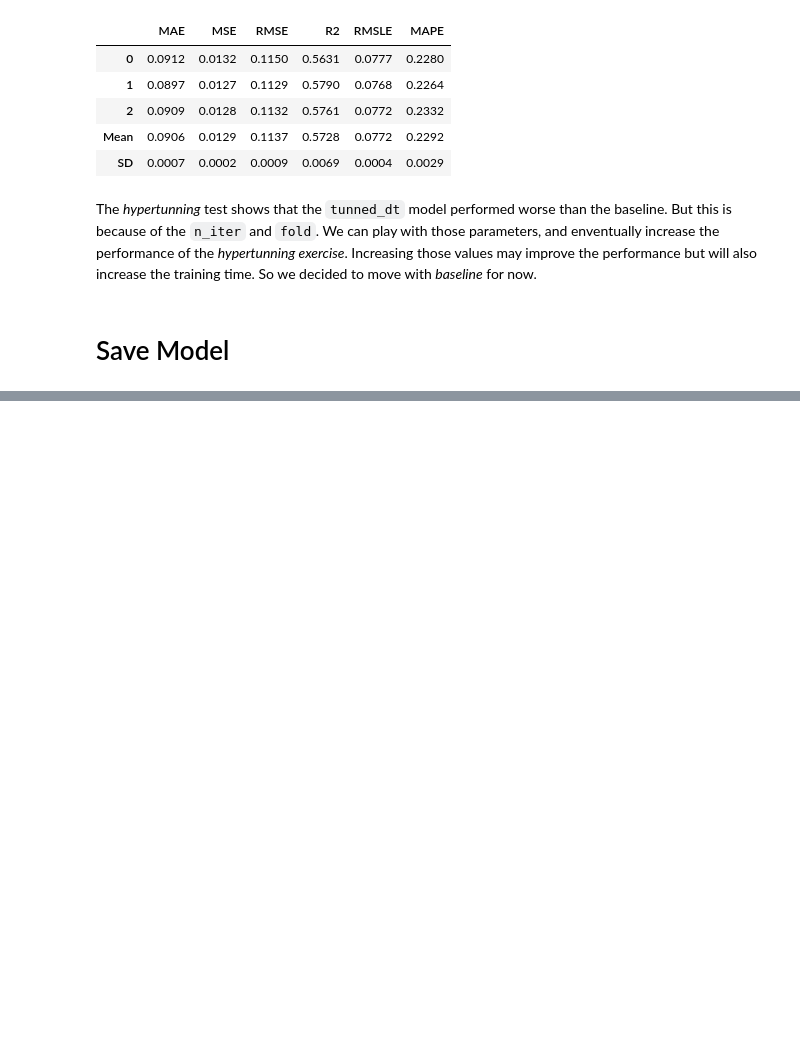
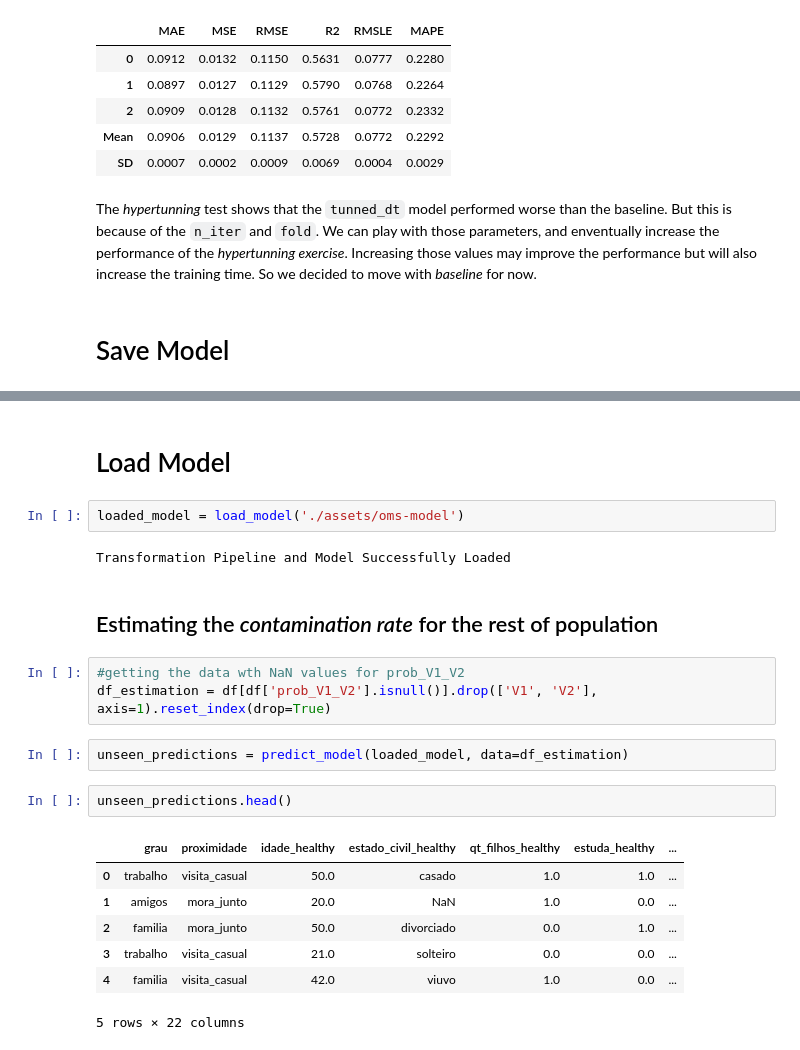
Before and after one commit to alefefreire/oms, a Jupyter notebook: notebooks/oms.ipynb, the cells around one changed output, grey strips where cells are left out. Drawn from its saved outputs; the diff is of its cells as text; blank space fills up the shorter version.

```diff
--- a/notebooks/oms.ipynb
+++ b/notebooks/oms.ipynb
@@ -565,3 +566,26 @@ Transformation Pipeline and Model Successfully Saved
                                         splitter='best')]],
           verbose=False),
  './assets/oms-model.pkl')
+# %% [markdown]
+# Load Model
+# %%
+loaded_model = load_model('./assets/oms-model')
+# %% [output]
+Transformation Pipeline and Model Successfully Loaded
+# %% [markdown]
+## Estimating the *contamination rate* for the rest of population
+# %%
+#getting the data wth NaN values for prob_V1_V2
+df_estimation = df[df['prob_V1_V2'].isnull()].drop(['V1', 'V2'], axis=1).reset_index(drop=True)
+# %%
+unseen_predictions = predict_model(loaded_model, data=df_estimation)
+# %%
+unseen_predictions.head()
+# %% [output]
+|  | grau | proximidade | idade_healthy | estado_civil_healthy | qt_filhos_healthy | estuda_healthy | ... |
+| 0 | trabalho | visita_casual | 50.0 | casado | 1.0 | 1.0 | ... |
+| 1 | amigos | mora_junto | 20.0 | NaN | 1.0 | 0.0 | ... |
+| 2 | familia | mora_junto | 50.0 | divorciado | 0.0 | 1.0 | ... |
+| 3 | trabalho | visita_casual | 21.0 | solteiro | 0.0 | 0.0 | ... |
+| 4 | familia | visita_casual | 42.0 | viuvo | 1.0 | 0.0 | ... |
+5 rows × 22 columns
```
Also changed, not shown: parts of 11 cells of this notebook.
